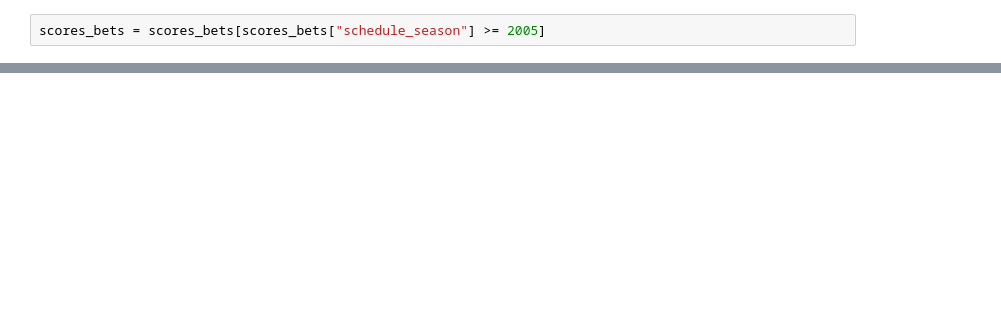
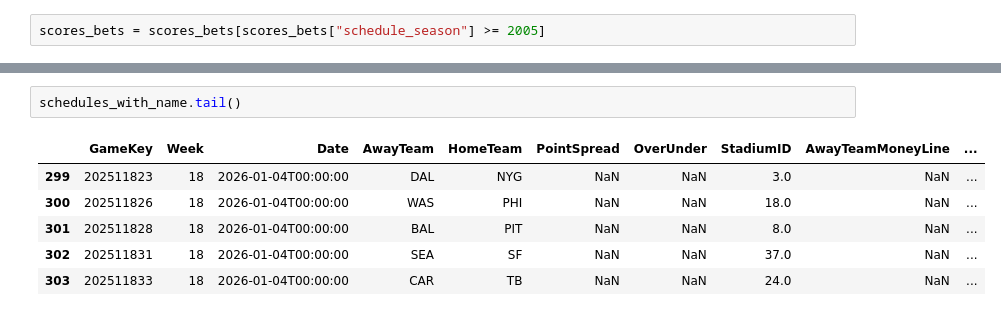
Before and after one commit to slimseidl/DataScience, a Jupyter notebook: FinalProject/Project.ipynb, the cells around one changed output, grey strips where cells are left out. Saved outputs shown, nothing was run; the diff lists cells and outputs as text; blank space fills up the shorter version.

```diff
--- a/FinalProject/Project.ipynb
+++ b/FinalProject/Project.ipynb
@@ -121,0 +199,9 @@ scores_bets["team_home"].nunique()
+# %%
+schedules_with_name.tail()
+# %% [output]
+|  | GameKey | Week | Date | AwayTeam | HomeTeam | PointSpread | OverUnder | StadiumID | AwayTeamMoneyLine | ... |
+| 299 | 202511823 | 18 | 2026-01-04T00:00:00 | DAL | NYG | NaN | NaN | 3.0 | NaN | ... |
+| 300 | 202511826 | 18 | 2026-01-04T00:00:00 | WAS | PHI | NaN | NaN | 18.0 | NaN | ... |
+| 301 | 202511828 | 18 | 2026-01-04T00:00:00 | BAL | PIT | NaN | NaN | 8.0 | NaN | ... |
+| 302 | 202511831 | 18 | 2026-01-04T00:00:00 | SEA | SF | NaN | NaN | 37.0 | NaN | ... |
+| 303 | 202511833 | 18 | 2026-01-04T00:00:00 | CAR | TB | NaN | NaN | 24.0 | NaN | ... |
```
Also changed, not shown: parts of 50 cells of this notebook, 4 other files.
